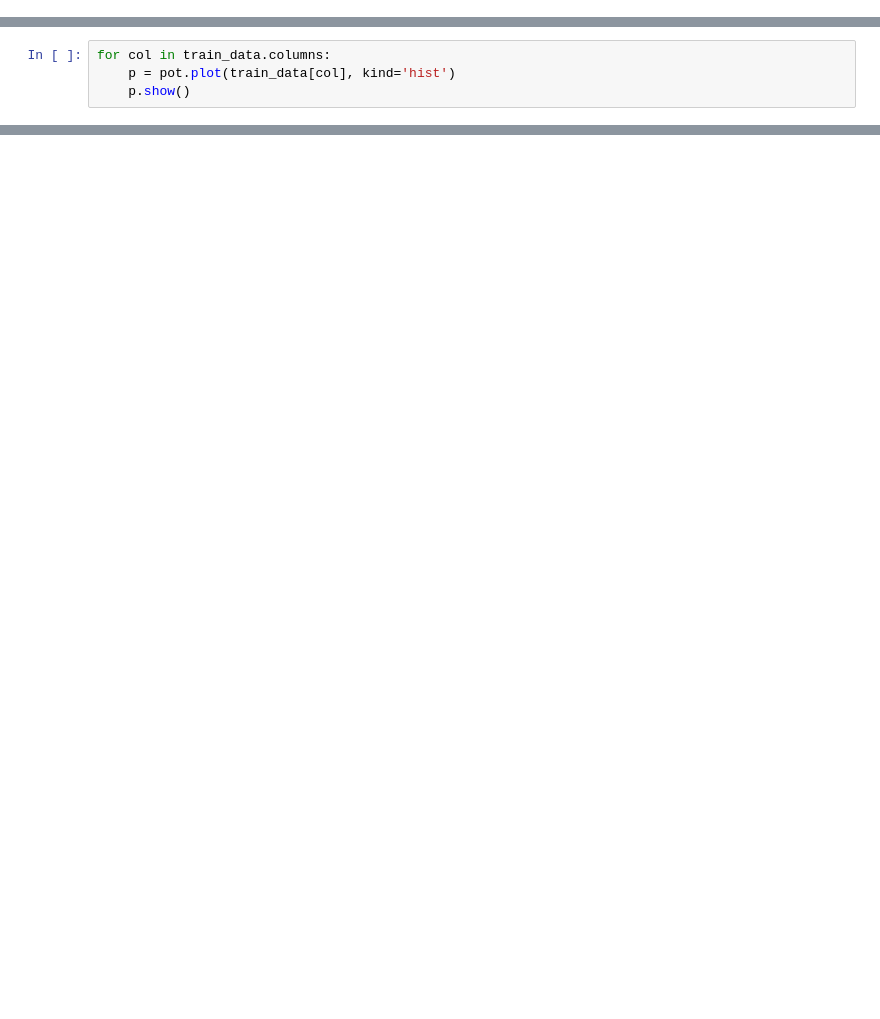
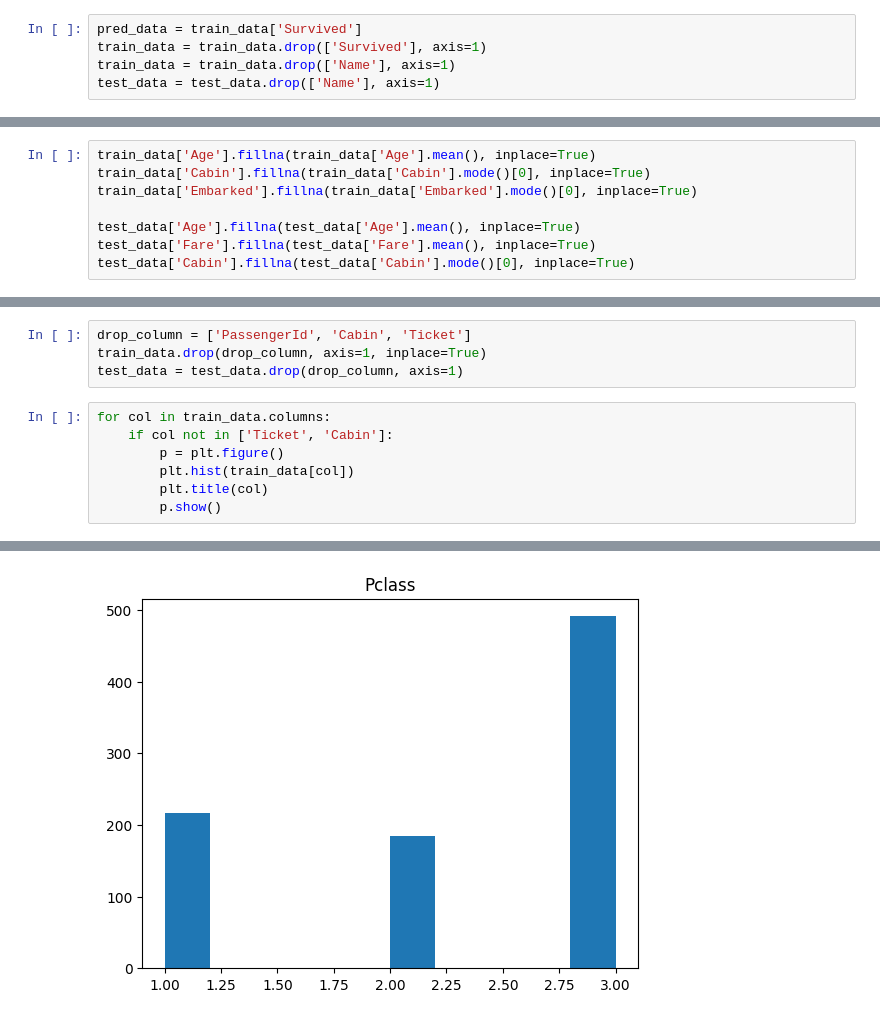
Before and after one commit to MH0386/titanic_classification, a Jupyter notebook: titanic_classification.ipynb, the cells around one changed output, grey strips where cells are left out. Saved outputs shown, nothing was run; the diff lists cells and outputs as text; blank space fills up the shorter version.

```diff
--- a/titanic_classification.ipynb
+++ b/titanic_classification.ipynb
@@ -40,3 +62,8 @@ except FileNotFoundError:
+# %%
+pred_data = train_data['Survived']
+train_data = train_data.drop(['Survived'], axis=1)
+train_data = train_data.drop(['Name'], axis=1)
+test_data = test_data.drop(['Name'], axis=1)
 # %%
 train_data.info()
 # %% [output]
@@ -82,0 +135,8 @@ memory usage: 36.0+ KB
+# %%
+train_data['Age'].fillna(train_data['Age'].mean(), inplace=True)
+train_data['Cabin'].fillna(train_data['Cabin'].mode()[0], inplace=True)
+train_data['Embarked'].fillna(train_data['Embarked'].mode()[0], inplace=True)
+
+test_data['Age'].fillna(test_data['Age'].mean(), inplace=True)
+test_data['Fare'].fillna(test_data['Fare'].mean(), inplace=True)
+test_data['Cabin'].fillna(test_data['Cabin'].mode()[0], inplace=True)
@@ -83,5 +212,12 @@ memory usage: 36.0+ KB
+# %%
+drop_column = ['PassengerId', 'Cabin', 'Ticket']
+train_data.drop(drop_column, axis=1, inplace=True)
+test_data = test_data.drop(drop_column, axis=1)
 # %%
 for col in train_data.columns:
-    p = pot.plot(train_data[col], kind='hist')
-    p.show()
+    if col not in ['Ticket', 'Cabin']:
+        p = plt.figure()
+        plt.hist(train_data[col])
+        plt.title(col)
+        p.show()
 # %% [output]
@@ -99,0 +224 @@ for col in train_data.columns:
+[figure, added]
```
Also changed, not shown: parts of 27 cells of this notebook.
